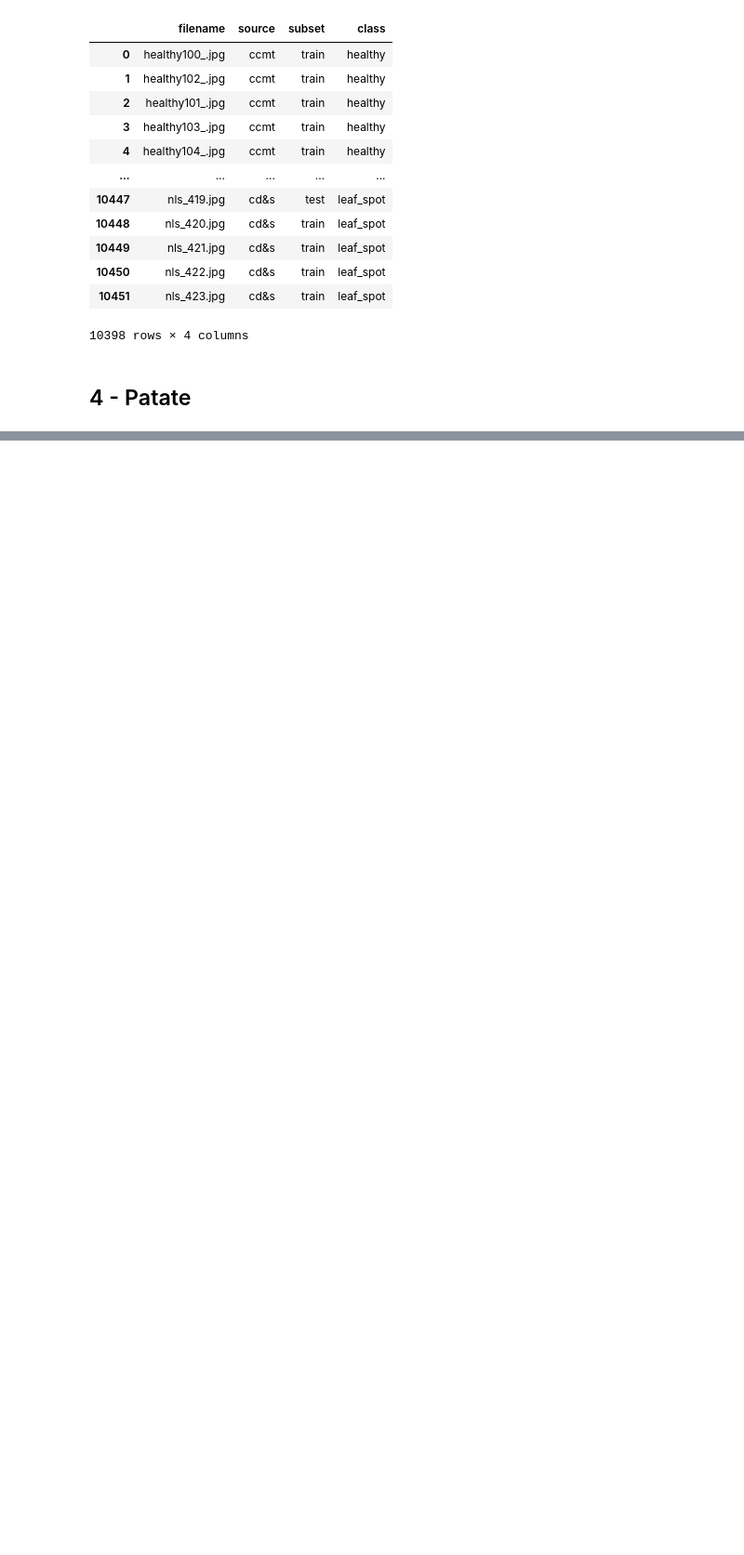
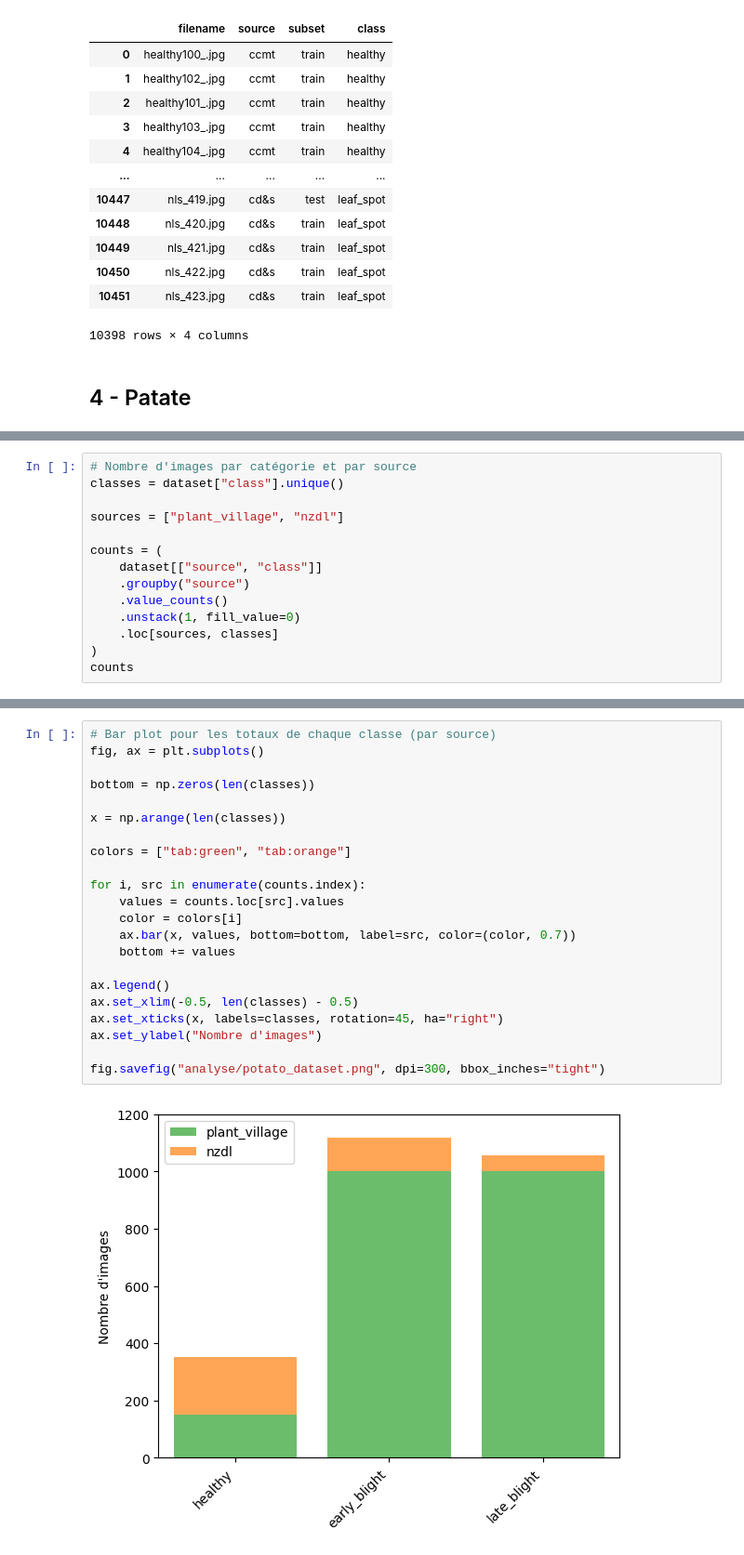
Before and after one commit to maxbhardy/happybud, a Jupyter notebook: training/dataset/create_dataset.ipynb, the cells around one changed output, grey strips where cells are left out. Shown at 93% size. Cells and saved outputs as stored; diff of their text form; blank space fills up the shorter version.

Commit message:
Ajout du dataset pour les patates

```diff
--- a/training/dataset/create_dataset.ipynb
+++ b/training/dataset/create_dataset.ipynb
@@ -1729,0 +1951,14 @@ dataset
+# %%
+# Nombre d'images par catégorie et par source
+classes = dataset["class"].unique()
+
+sources = ["plant_village", "nzdl"]
+
+counts = (
+    dataset[["source", "class"]]
+    .groupby("source")
+    .value_counts()
+    .unstack(1, fill_value=0)
+    .loc[sources, classes]
+)
+counts
@@ -1729,0 +1970,24 @@ dataset
+# %%
+# Bar plot pour les totaux de chaque classe (par source)
+fig, ax = plt.subplots()
+
+bottom = np.zeros(len(classes))
+
+x = np.arange(len(classes))
+
+colors = ["tab:green", "tab:orange"]
+
+for i, src in enumerate(counts.index):
+    values = counts.loc[src].values
+    color = colors[i]
+    ax.bar(x, values, bottom=bottom, label=src, color=(color, 0.7))
+    bottom += values
+
+ax.legend()
+ax.set_xlim(-0.5, len(classes) - 0.5)
+ax.set_xticks(x, labels=classes, rotation=45, ha="right")
+ax.set_ylabel("Nombre d'images")
+
+fig.savefig("analyse/potato_dataset.png", dpi=300, bbox_inches="tight")
+# %% [output]
+[figure, added]
```
Also changed, not shown: parts of 20 cells of this notebook, 4 other files.
